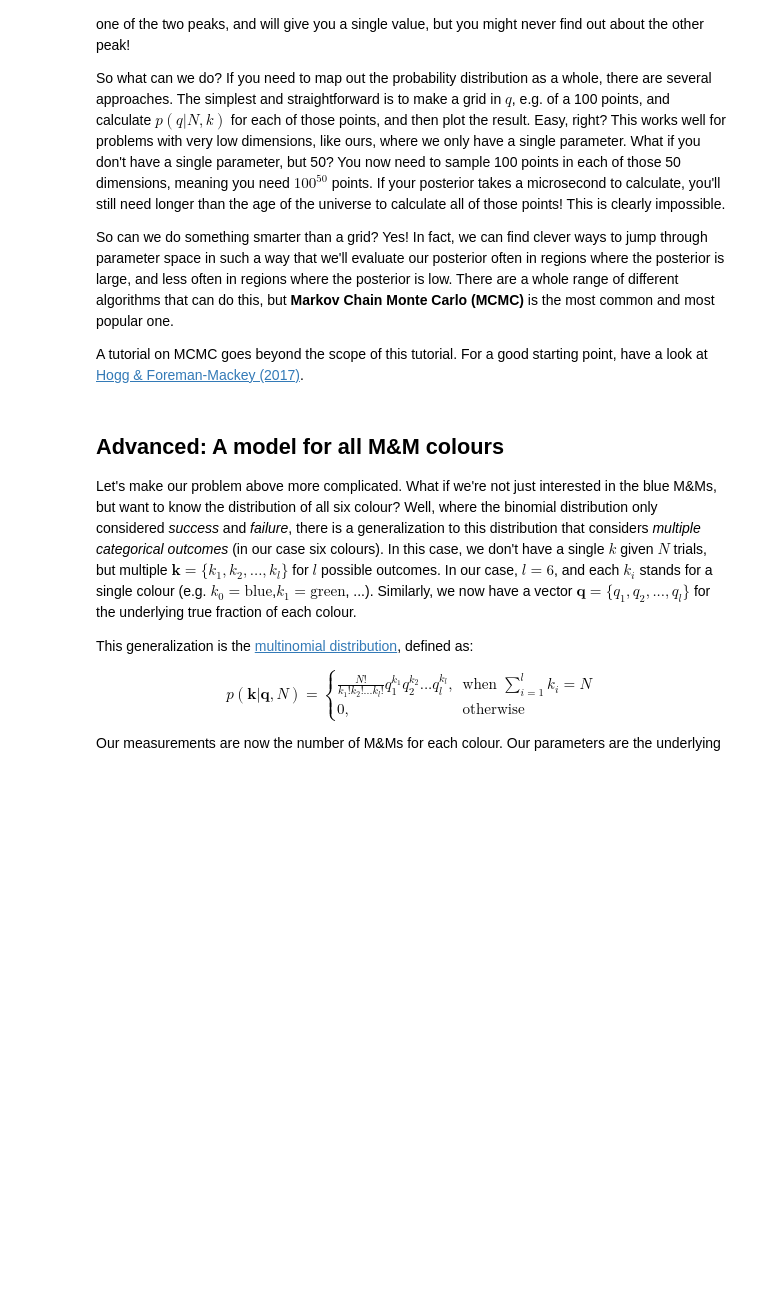
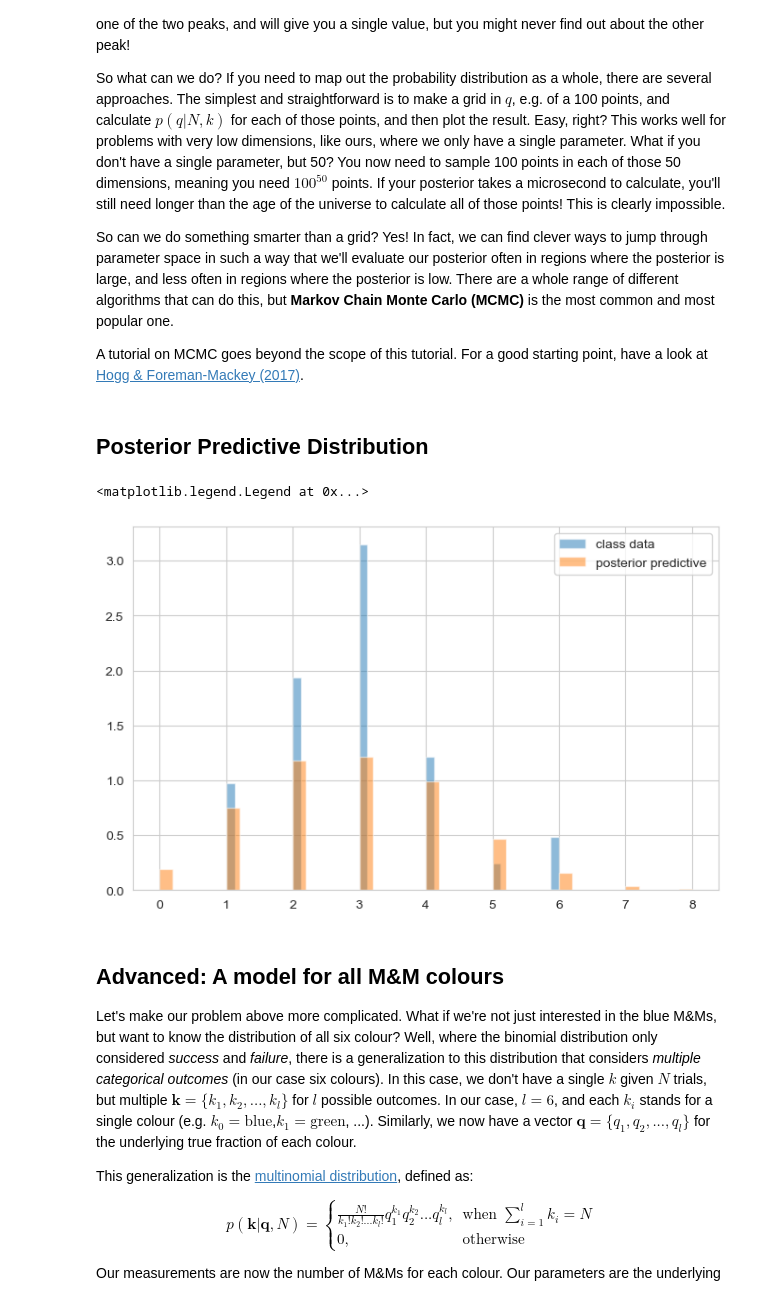
Before and after one commit to dhuppenkothen/bayes-school-granada-2025, a Jupyter notebook: Day1-BayesianBasics/Modelling_M&Ms.ipynb, the cells around one changed output. Drawn from its saved outputs; the diff is of its cells as text; code cells hidden in the pictures; blank space fills up the shorter version.

```diff
--- a/Day1-BayesianBasics/Modelling_M&Ms.ipynb
+++ b/Day1-BayesianBasics/Modelling_M&Ms.ipynb
@@ -636,3 +642,5 @@ So what can we do? If you need to map out the probability distribution as a whol
 So can we do something smarter than a grid? Yes! In fact, we can find clever ways to jump through parameter space in such a way that we'll evaluate our posterior often in regions where the posterior is large, and less often in regions where the posterior is low. There are a whole range of different algorithms that can do this, but **Markov Chain Monte Carlo (MCMC)** is the most common and most popular one.
 
 A tutorial on MCMC goes beyond the scope of this tutorial. For a good starting point, have a look at [Hogg & Foreman-Mackey (2017)](https://arxiv.org/abs/1710.06068).
+# %% [markdown]
+## Posterior Predictive Distribution
@@ -639,3 +670,20 @@ A tutorial on MCMC goes beyond the scope of this tutorial. For a good starting p
+# %%
+a_post = alpha + k
+b_post = beta + n - k
+
+beta_posterior = scipy.stats.beta(a_post, b_post)
+
+theta_tmp = beta_posterior.rvs(size=500)
+yfuture = scipy.stats.binom(n=15, p=theta_tmp).rvs(size=500)
+# %%
+fig, ax = plt.subplots(1, 1, figsize=(8,5))
+
+ax.hist(k_all, bins=40, histtype="stepfilled", alpha=0.5, density=True, label="class data");
+ax.hist(yfuture, bins=40, histtype="stepfilled", alpha=0.5, density=True, label="posterior predictive")
+ax.legend()
+# %% [output]
+<matplotlib.legend.Legend at 0x...>
+[figure, added]
 # %% [markdown]
 ## Advanced: A model for all M&M colours
 
```
Also changed, not shown: parts of 10 cells of this notebook, 1 other file.
